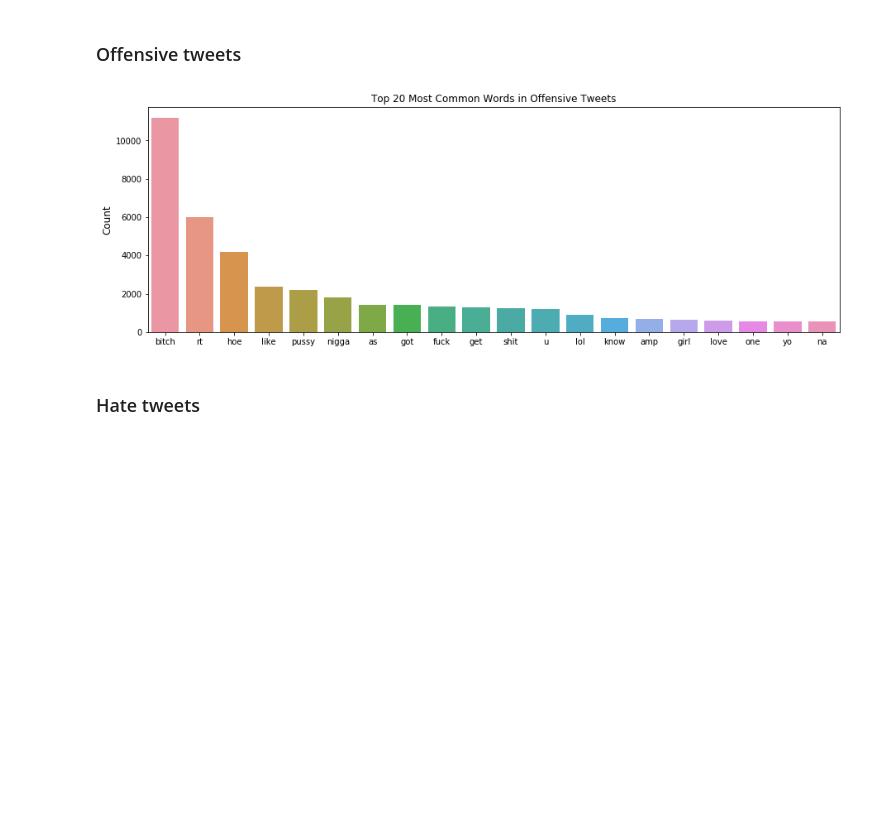
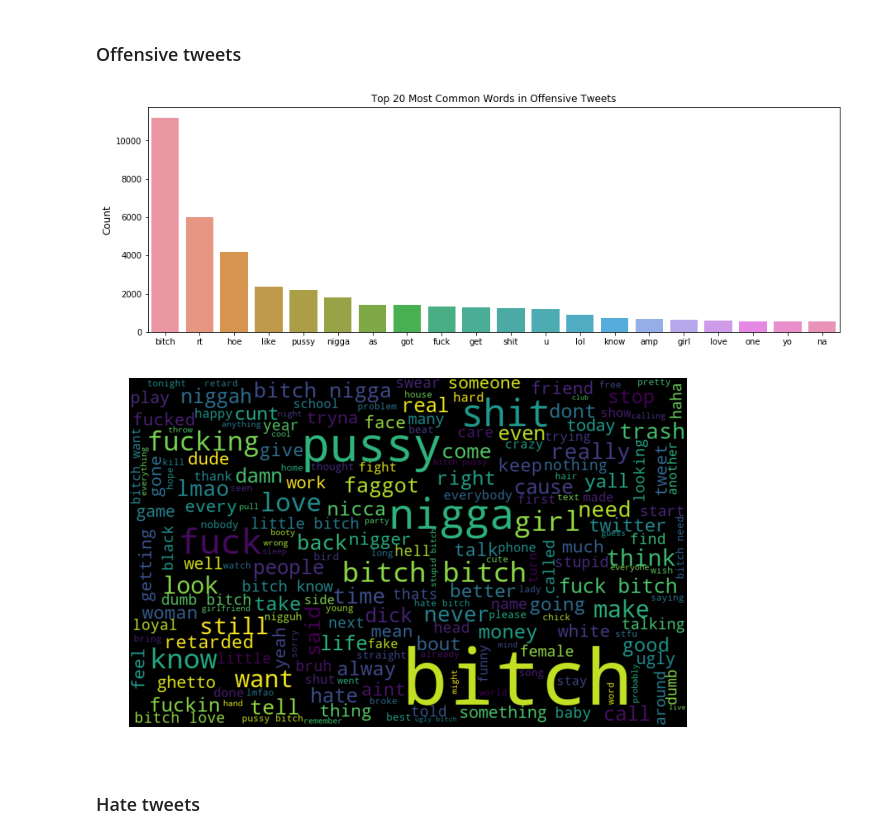
Before and after one commit to marty-vanhoof/Hate_Speech_Detection_with_Machine_Learning, a Jupyter notebook: cleaning_analysis_modelling.ipynb, the cells around one changed output. Saved outputs shown, nothing was run; the diff lists cells and outputs as text; code cells hidden in the pictures; blank space fills up the shorter version.

Commit message:
Word clouds for offensive and hate tweets

```diff
--- a/cleaning_analysis_modelling.ipynb
+++ b/cleaning_analysis_modelling.ipynb
@@ -310,8 +310,10 @@ word_cloud(regular_tweets)
 ### Offensive tweets
 # %%
 word_bar_plot(offensive_tweets, 20, 'Offensive')
+word_cloud(offensive_tweets)
 # %% [output]
 [figure]
+[figure, added]
 # %% [markdown]
 <a id="hate_count"></a>
 ### Hate tweets
```
Also changed, not shown: parts of 1 cell of this notebook.
